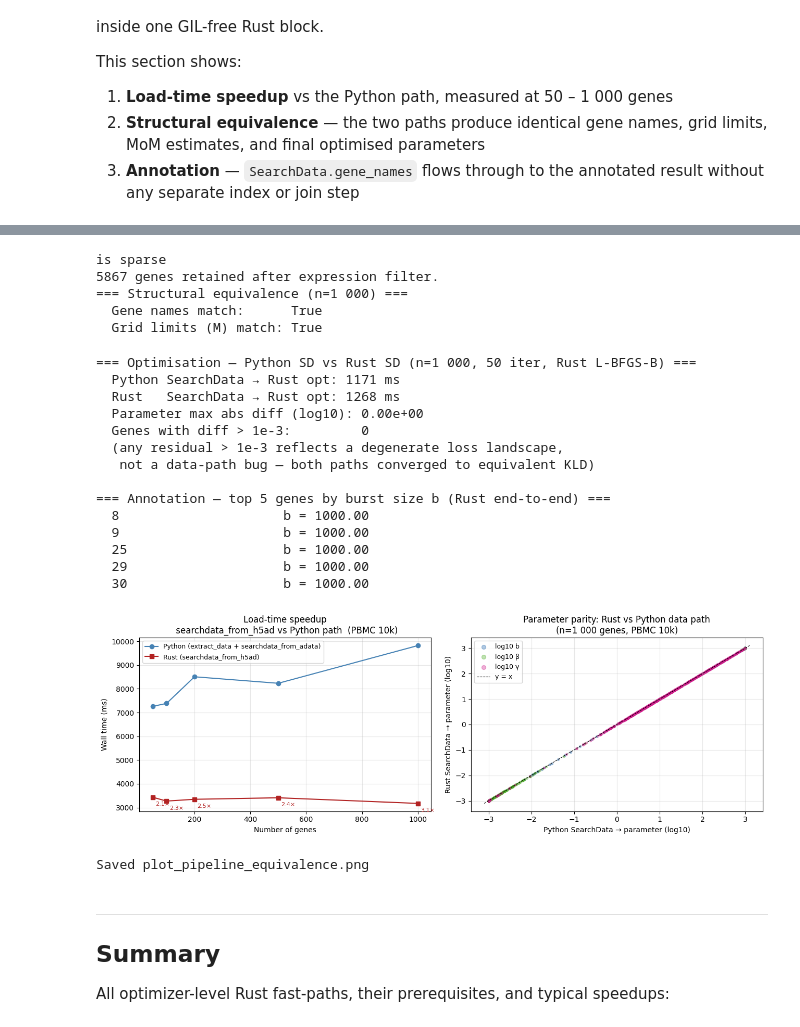
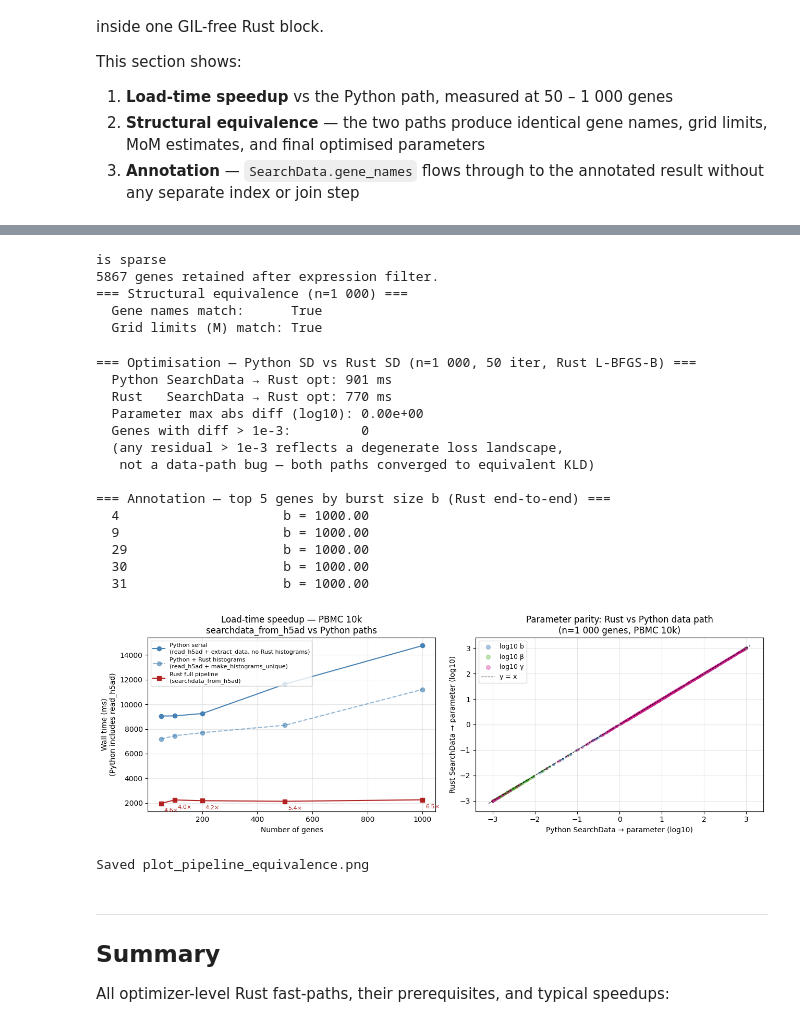
Before and after one commit to pachterlab/monod, a Jupyter notebook: demo_rust_optimizer.ipynb, the cells around one changed output, grey strips where cells are left out. Cells and saved outputs as stored; diff of their text form; code cells hidden in the pictures.

```diff
--- a/demo_rust_optimizer.ipynb
+++ b/demo_rust_optimizer.ipynb
@@ -598,8 +599,11 @@ sys.path.insert(0, os.path.join(os.path.abspath('.'), 'src', 'monod'))
 from extract_data import extract_data
 from inference import InferenceParameters, searchdata_from_adata
 
-# Load dataset
+# Load dataset (also time it for fair-comparison reference in Section 5)
+_t0_io = time.perf_counter()
 adata_pbmc = ad.read_h5ad('example_h5ad/processed_pbmc_10k_raw.h5ad')
+read_h5ad_ms = (time.perf_counter() - _t0_io) * 1e3
+print(f'read_h5ad: {read_h5ad_ms:.0f} ms')
 
 # Select 50 expressed genes
 import scipy.sparse
@@ -623,7 +627,7 @@ search_data = searchdata_from_adata(adata_bench)
 print(f'Search data ready: {search_data.n_genes} genes')
 
 def run_mode(extra_gp, label):
-    gp = {'max_iterations': 50, 'init_pattern': 'moments', 'num_restarts': 1, **extra_gp}
+    gp = {'max_iterations': 50, 'init_pattern': 'moments', 'num_restarts': 3, **extra_gp}
     sp = InferenceParameters(
         dataset_string='bench',
         model=BENCH_MODEL,
@@ -769,7 +774,7 @@ for n_genes in GENE_COUNTS_LARGE:
         gp = {
             'max_iterations': 50,
             'init_pattern':   'moments',
-            'num_restarts':   1,
+            'num_restarts':   3,
             **extra_gp,
         }
         sp = InferenceParameters(
@@ -940,7 +972,7 @@ PIPE_LB = np.array([-3., -3., -3.])
 PIPE_UB = np.array([ 3.,  3.,  3.])
 
 adata_ex_1000 = extract_data(
-    adata_raw_pipe, PIPE_MODEL,
+    adata_pbmc_large, PIPE_MODEL,
     dataset_name='pipeline_demo',
     modality_name_dict={'unspliced': 'unspliced', 'spliced': 'spliced'},
     n_genes=1000, genes_to_fit=GENES_PIPE_1000,
@@ -997,55 +1029,60 @@ is sparse
   Gene names match:      True
   Grid limits (M) match: True
 === Optimisation — Python SD vs Rust SD (n=1 000, 50 iter, Rust L-BFGS-B) ===
-  Python SearchData → Rust opt: 1171 ms
-  Rust   SearchData → Rust opt: 1268 ms
+  Python SearchData → Rust opt: 901 ms
+  Rust   SearchData → Rust opt: 770 ms
   Parameter max abs diff (log10): 0.00e+00
   Genes with diff > 1e-3:         0
   (any residual > 1e-3 reflects a degenerate loss landscape,
    not a data-path bug — both paths converged to equivalent KLD)
 
 === Annotation — top 5 genes by burst size b (Rust end-to-end) ===
-  8                     b = 1000.00
+  4                     b = 1000.00
   9                     b = 1000.00
-  25                    b = 1000.00
   29                    b = 1000.00
   30                    b = 1000.00
+  31                    b = 1000.00
 # %%
 # ── Plot: load-time scaling + parameter scatter (n=1 000) ────────────────────
 fig, axes = plt.subplots(1, 2, figsize=(13, 4.5))
 
 # Left: load time vs gene count
+# Python times are processing-only (adata pre-loaded); add read_h5ad_ms for full-pipeline cost
+py_serial_full    = [t + read_h5ad_ms for t in py_serial_times]
+py_rust_hist_full = [t + read_h5ad_ms for t in py_rust_hist_times]
+
 ax = axes[0]
-ax.plot(N_SWEEP_PIPE, py_load_times,   'o-',  color=C_PY,   label='Python (extract_data + searchdata_from_adata)')
-ax.plot(N_SWEEP_PIPE, rust_load_times, 's-',  color=C_RUST, label='Rust (searchdata_from_h5ad)')
+ax.plot(N_SWEEP_PIPE, py_serial_full,    'o-',  color=C_PY,        label='Python serial\n(read_h5ad + extract_data, no Rust histograms)')
+ax.plot(N_SWEEP_PIPE, py_rust_hist_full, 'o--', color=C_PY, alpha=0.6, label='Python + Rust histograms\n(read_h5ad + make_histograms_unique)')
+ax.plot(N_SWEEP_PIPE, rust_load_times,   's-',  color=C_RUST,      label='Rust full pipeline\n(searchdata_from_h5ad)')
 ax.set_xlabel('Number of genes')
-ax.set_ylabel('Wall time (ms)')
-ax.set_title('Load-time speedup\n searchdata_from_h5ad vs Python path  (PBMC 10k)')
-ax.legend(fontsize=9); ax.grid(True, alpha=0.3)
-for n, tp, tr in zip(N_SWEEP_PIPE, py_load_times, rust_load_times):
-    ax.annotate(f'{tp/tr:.1f}×', (n, tr), textcoords='offset points',
+ax.set_ylabel('Wall time (ms)\n(Python includes read_h5ad)')
+ax.set_title('Load-time speedup — PBMC 10k\nsearchdata_from_h5ad vs Python paths')
+ax.legend(fontsize=8); ax.grid(True, alpha=0.3)
+for n, ts, tr in zip(N_SWEEP_PIPE, py_serial_full, rust_load_times):
+    ax.annotate(f'{ts/tr:.1f}×', (n, tr), textcoords='offset points',
                 xytext=(4, -12), fontsize=8, color=C_RUST)
 
 # Right: parameter scatter — Python vs Rust data path, 1 000 genes
 ax2 = axes[1]
-for pi, (pname, color) in enumerate(zip(['log10 b', 'log10 β', 'log10 γ'],
+for pi, (pname, color) in enumerate(zip(['log10 b', 'log10 \u03b2', 'log10 \u03b3'],
                                          ['#2166ac', '#4dac26', '#d01c8b'])):
     ax2.scatter(params_py_1000[:, pi], params_rust_1000[:, pi],
                 s=8, alpha=0.35, color=color, label=pname)
 lo = min(params_py_1000.min(), params_rust_1000.min()) - 0.1
 hi = max(params_py_1000.max(), params_rust_1000.max()) + 0.1
 ax2.plot([lo, hi], [lo, hi], 'k--', lw=0.8, label='y = x')
-ax2.set_xlabel('Python SearchData → parameter (log10)')
-ax2.set_ylabel('Rust SearchData → parameter (log10)')
+ax2.set_xlabel('Python SearchData \u2192 parameter (log10)')
+ax2.set_ylabel('Rust SearchData \u2192 parameter (log10)')
 ax2.set_title('Parameter parity: Rust vs Python data path\n(n=1 000 genes, PBMC 10k)')
 ax2.legend(fontsize=9, markerscale=2); ax2.grid(True, alpha=0.3)
 
 plt.tight_layout()
 plt.savefig('figures/plot_pipeline_equivalence.png', dpi=150)
 plt.show()
 print('Saved plot_pipeline_equivalence.png')
 # %% [output]
-[figure, old version]
+[figure, new version]
 Saved plot_pipeline_equivalence.png
 # %% [markdown]
 ---
```
Also changed, not shown: parts of 19 cells of this notebook, 51 other files.
